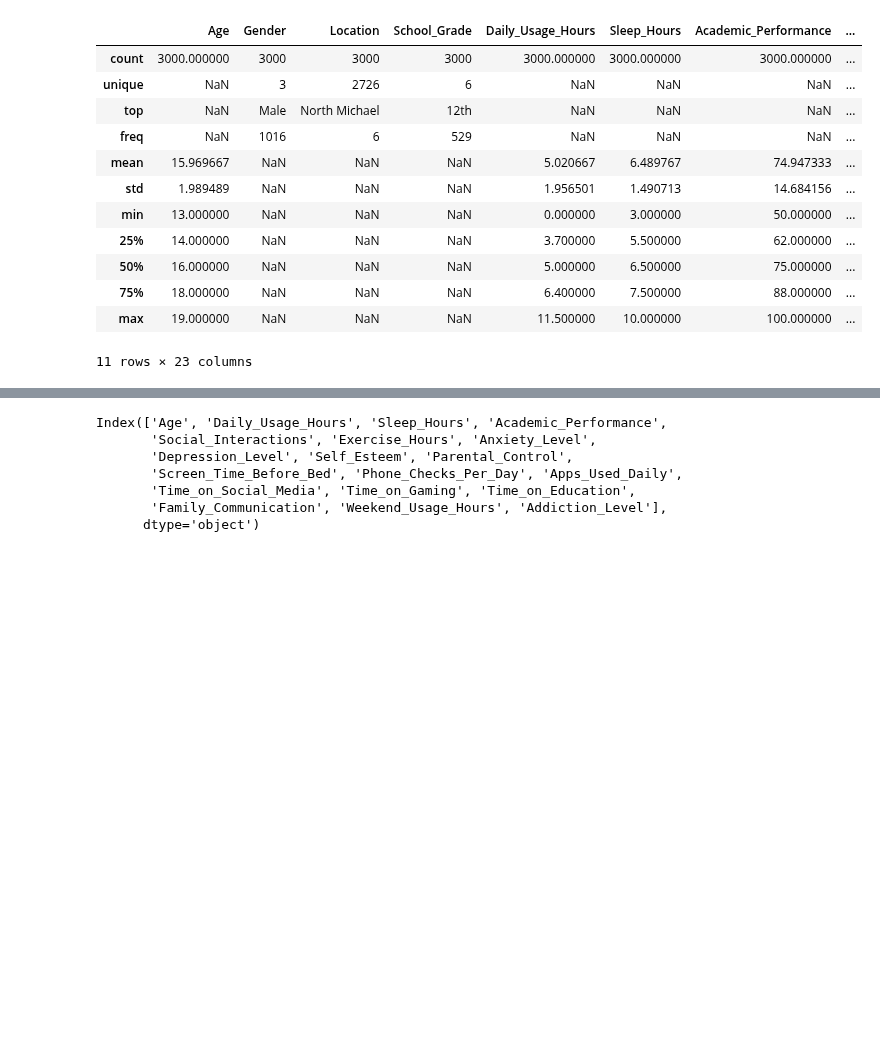
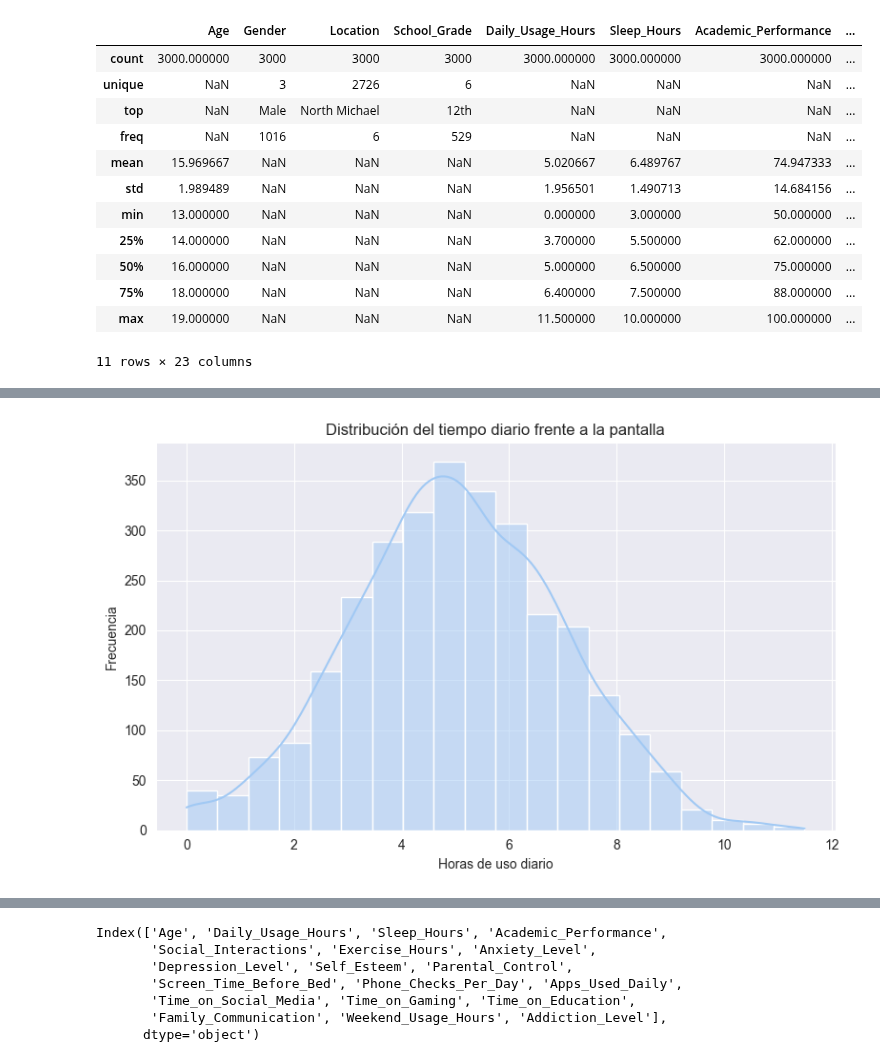
Before and after one commit to somoel/uso_telefono_adolescentes, a Jupyter notebook: notebooks/analysis.ipynb, the cells around one changed output, grey strips where cells are left out. Saved outputs shown, nothing was run; the diff lists cells and outputs as text; code cells hidden in the pictures; blank space fills up the shorter version.

```diff
--- a/notebooks/analysis.ipynb
+++ b/notebooks/analysis.ipynb
@@ -230,0 +116,5 @@ plt.show()
+# %%
+#distribucion de horas de uso
+graficar_distribucion_tiempo_pantalla(df)
+# %% [output]
+[figure, added]
```
Also changed, not shown: parts of 43 cells of this notebook, 9 other files.
